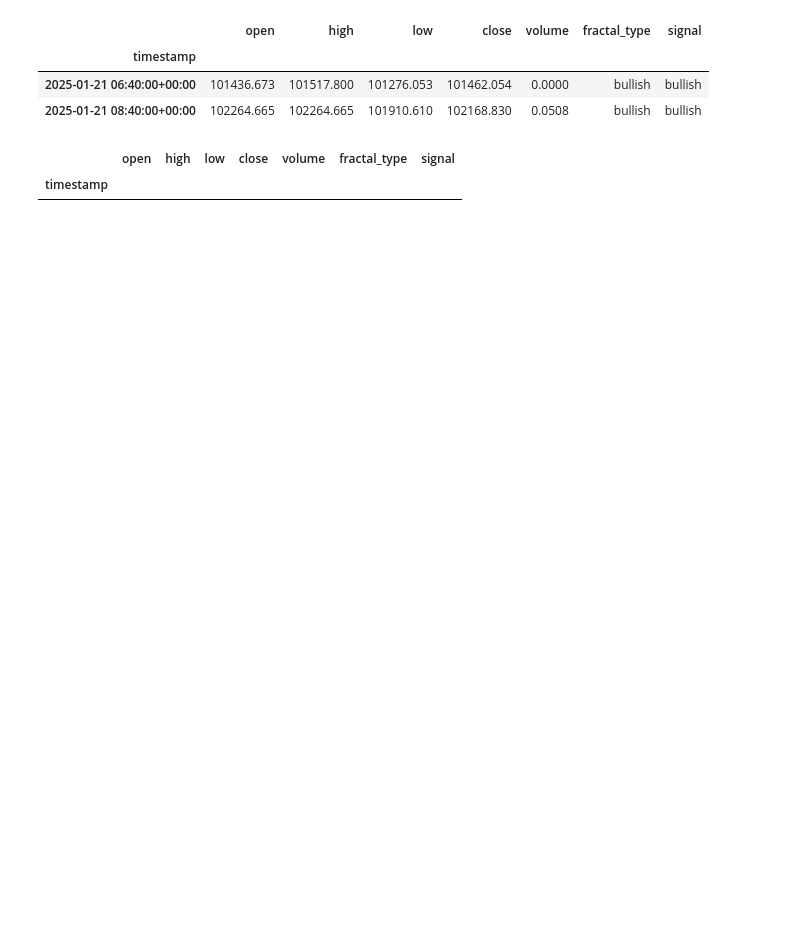
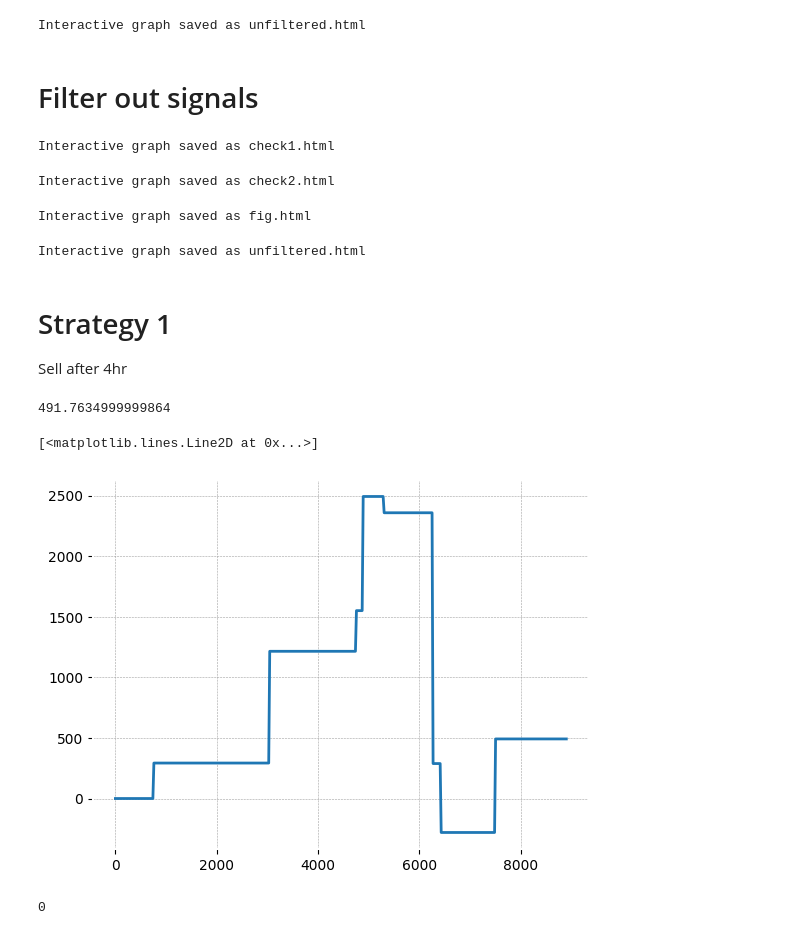
Before and after one commit to adityanandy2802/insight_fusion, a Jupyter notebook: fractal_stock_markets.ipynb, the cells around one changed output. Cells and saved outputs as stored; diff of their text form; code cells hidden in the pictures; blank space fills up the shorter version.

Commit message:
Changes to the strategy and code

```diff
--- a/fractal_stock_markets.ipynb
+++ b/fractal_stock_markets.ipynb
@@ -174,12 +238,0 @@ candleplot(data_4h),  candleplot(data_10m), data_10m_filled[data_10m_filled["sig
-# %%
-data_10m_filled[data_10m_filled["signal"] == "bullish"]
-# %% [output]
-|  | open | high | low | close | volume | fractal_type | signal |
-| timestamp |  |  |  |  |  |  |  |
-| 2025-01-21 06:40:00+00:00 | 101436.673 | 101517.800 | 101276.053 | 101462.054 | 0.0000 | bullish | bullish |
-| 2025-01-21 08:40:00+00:00 | 102264.665 | 102264.665 | 101910.610 | 102168.830 | 0.0508 | bullish | bullish |
-# %%
-data_10m_filled[data_10m_filled["signal"] == "bearish"]
-# %% [output]
-|  | open | high | low | close | volume | fractal_type | signal |
-| timestamp |  |  |  |  |  |  |  |
@@ -189,0 +239,6 @@ data_10m_filled[data_10m_filled["signal"] == "bearish"]
+# %%
+plot_interactive_strategy(data_filled["10m"], signal_column="signal", filename = "unfiltered.html")
+# %% [output]
+Interactive graph saved as unfiltered.html
+# %% [markdown]
+# Filter out signals
@@ -189,0 +283,61 @@ data_10m_filled[data_10m_filled["signal"] == "bearish"]
+# %%
+tqdm.pandas()
+data_filled["10m"]["filtered"] = False
+for i, row in tqdm(data_filled["10m"].iterrows(), total = len(data_filled)):
+    data_filled["10m"].at[i, "filtered"] = lambda2(i, row["signal"], use = "4h")
+# %%
+data_filled["10m"]["refined_signal"] = None
+data_filled["10m"]["refined_signal"] = np.where(data_filled["10m"]["filtered"] == True, data_filled["10m"]["signal"], None)
+plot_interactive_strategy(data_filled["10m"], signal_column = "refined_signal", filename = "check1.html")
+# %% [output]
+Interactive graph saved as check1.html
+# %%
+data_filled["10m"]["refined_signal"] = None
+data_filled["10m"]["refined_signal"] = np.where(data_filled["10m"]["filtered"] == True, data_filled["10m"]["signal"], None)
+plot_interactive_strategy(data_filled["10m"], signal_column = "refined_signal", filename = "check2.html")
+# %% [output]
+Interactive graph saved as check2.html
+# %%
+plot_interactive_strategy(data_filled["10m"], signal_column = "refined_signal")
+# %% [output]
+Interactive graph saved as fig.html
+# %%
+plot_interactive_strategy(data_filled["10m"], signal_column = "signal", filename = "unfiltered.html")
+# %% [output]
+Interactive graph saved as unfiltered.html
+# %% [markdown]
+# Strategy 1
+Sell after 4hr
+# %%
+ACCOUNT = 0
+HOLDING = 0
+STOCKS = 0
+sell_after = "4h"
+signal = "refined_signal"
+pnl = []
+if sell_after not in data.keys():
+    data[sell_after], timestamps[sell_after] = resample(data["minute"], sample = sell_after)
+for i, row in tqdm(data_filled["10m"].iterrows(), total = len(data_filled["10m"])):
+    idx, closest = find_closest(i, timestamps[sell_after])
+    if idx < len(timestamps[sell_after]):
+        if row[signal] == "bearish":
+            ACCOUNT -= (data[sell_after].at[data[sell_after].index[idx], "close"] - row["close"]) * STOCKS
+            STOCKS = 0
+            HOLDING = 0
+        elif row[signal] == "bullish":
+            ACCOUNT -= (data[sell_after].at[data[sell_after].index[idx], "close"] - row["close"])
+            STOCKS += 1
+            HOLDING += row["close"]
+        pnl.append(ACCOUNT)
+print(ACCOUNT)
+# %% [output]
+491.7634999999864
+# %%
+plt.plot(pnl)
+# %% [output]
+[<matplotlib.lines.Line2D at 0x...>]
+[figure, added]
+# %%
+print(HOLDING)
+# %% [output]
+0
```
Also changed, not shown: parts of 12 cells of this notebook, 1 other file.
